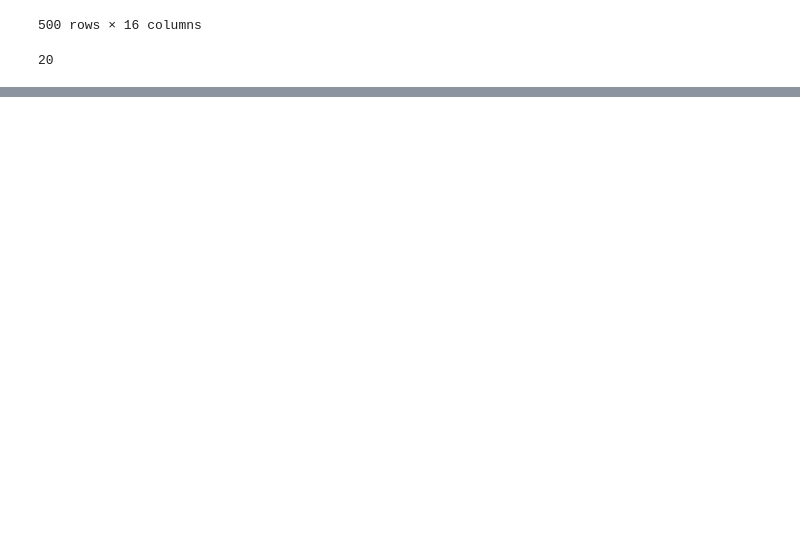
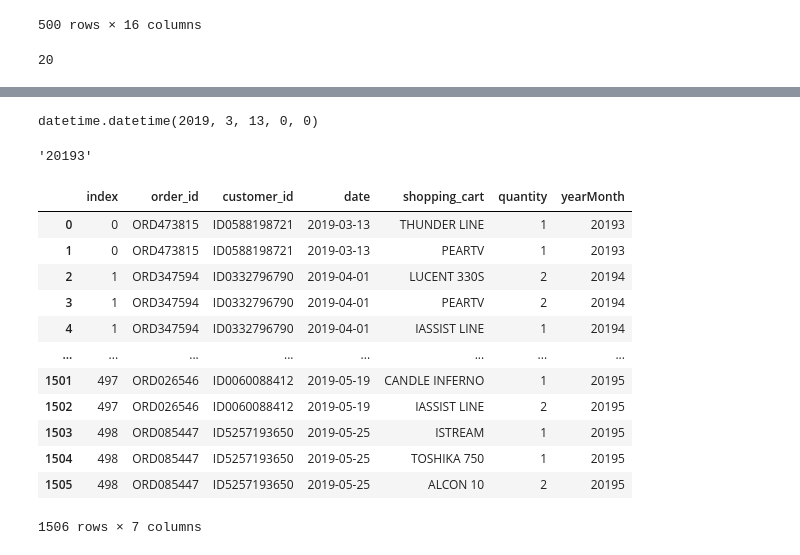
Before and after one commit to reganjohnd/Data-Cleaning, a Jupyter notebook: testing.ipynb, the cells around one changed output, grey strips where cells are left out. Cells and saved outputs as stored; diff of their text form; code cells hidden in the pictures; blank space fills up the shorter version.

```diff
--- a/testing.ipynb
+++ b/testing.ipynb
@@ -182,0 +161,20 @@ re.findall('!', df.latest_customer_review[0]))
+# %%
+tmp_df = data[['order_id', 'customer_id', 'date', 'shopping_cart']]
+# cleaning
+tmp_df['shopping_cart'] = [eval(x) for x in tmp_df['shopping_cart']]
+df_stack = tmp_df.explode('shopping_cart').reset_index()
+df_stack['quantity'] = [x[1] for x in df_stack['shopping_cart']]
+df_stack['shopping_cart'] = [x[0].upper() for x in df_stack['shopping_cart']]
+
+
+df_stack['date'] = [datetime.strptime(x.replace('-', '/'), '%Y/%m/%d') for x in df_stack['date']]
+# df_stack['date'] = [datetime.strptime(x, '%Y/%m/%d') for x in df_stack['date']]
+df_stack = df_stack.sort_values(by='date')
+
+tmp = df_stack[['date', 'shopping_cart', 'quantity']]
+tmp['date'] = [x.to_period('M') for x in tmp['date']]
+tmp = tmp.groupby(['date', 'shopping_cart']).sum()
+
+
+# data = pA.date_cleaning(data, '%Y/%m/%d')
+# product_sales_by_month(data)
@@ -182,0 +192,24 @@ re.findall('!', df.latest_customer_review[0]))
+# %%
+datetime.strptime(df_stack['date'][0], '%Y-%m-%d')
+# %% [output]
+datetime.datetime(2019, 3, 13, 0, 0)
+# %%
+str(df_stack['date'][0].year) + str(df_stack['date'][0].month)
+# %% [output]
+'20193'
+# %%
+df_stack['yearMonth'] = [str(x.year) + str(x.month) for x in df_stack['date']]
+# %% [output]
+|  | index | order_id | customer_id | date | shopping_cart | quantity | yearMonth |
+| 0 | 0 | ORD473815 | ID0588198721 | 2019-03-13 | THUNDER LINE | 1 | 20193 |
+| 1 | 0 | ORD473815 | ID0588198721 | 2019-03-13 | PEARTV | 1 | 20193 |
+| 2 | 1 | ORD347594 | ID0332796790 | 2019-04-01 | LUCENT 330S | 2 | 20194 |
+| 3 | 1 | ORD347594 | ID0332796790 | 2019-04-01 | PEARTV | 2 | 20194 |
+| 4 | 1 | ORD347594 | ID0332796790 | 2019-04-01 | IASSIST LINE | 1 | 20194 |
+| ... | ... | ... | ... | ... | ... | ... | ... |
+| 1501 | 497 | ORD026546 | ID0060088412 | 2019-05-19 | CANDLE INFERNO | 1 | 20195 |
+| 1502 | 497 | ORD026546 | ID0060088412 | 2019-05-19 | IASSIST LINE | 2 | 20195 |
+| 1503 | 498 | ORD085447 | ID5257193650 | 2019-05-25 | ISTREAM | 1 | 20195 |
+| 1504 | 498 | ORD085447 | ID5257193650 | 2019-05-25 | TOSHIKA 750 | 1 | 20195 |
+| 1505 | 498 | ORD085447 | ID5257193650 | 2019-05-25 | ALCON 10 | 2 | 20195 |
+1506 rows × 7 columns
```
Also changed, not shown: parts of 14 cells of this notebook, 1 other file.
